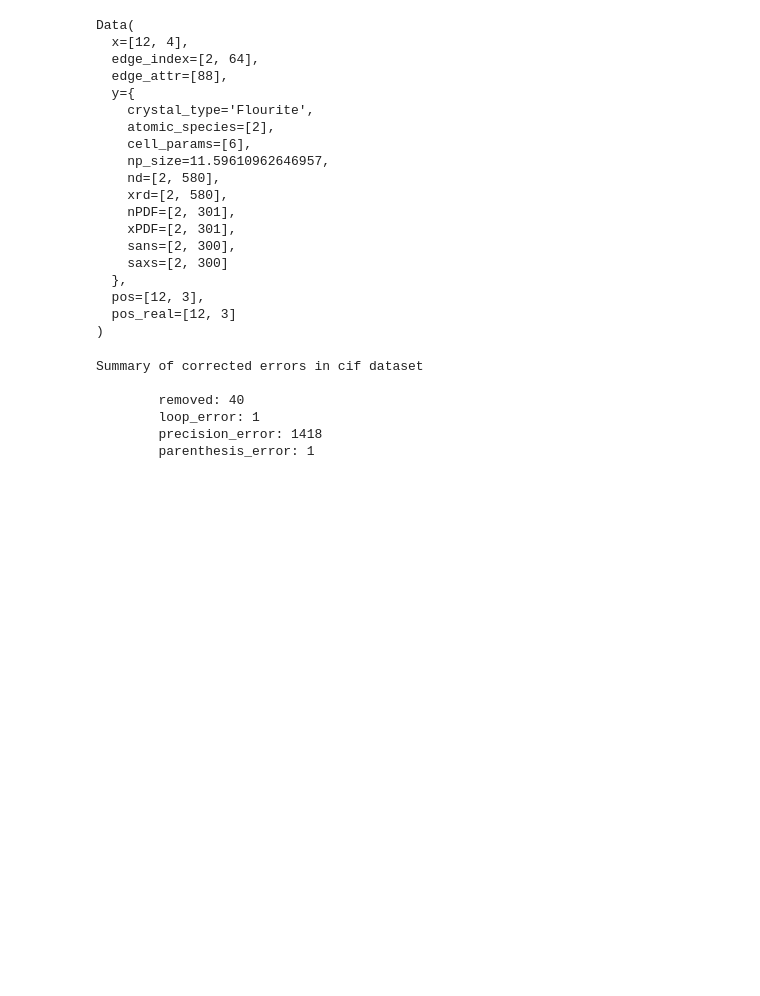
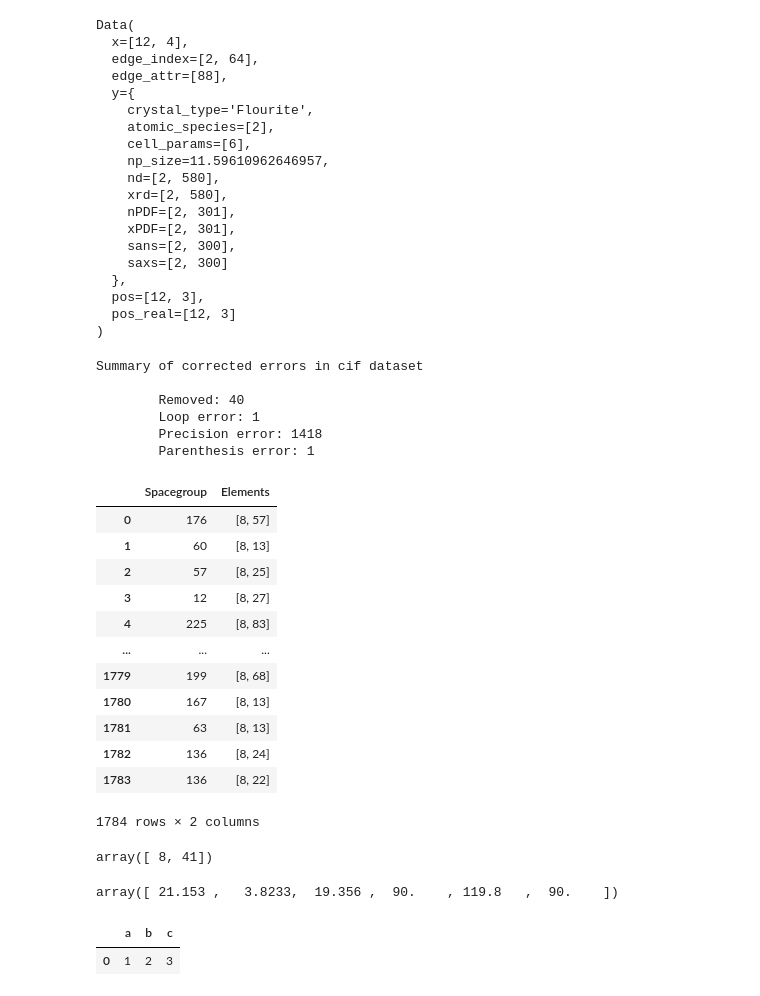
Before and after one commit to UlrikFriisJensen/CHILI, a Jupyter notebook: functionTesting.ipynb, the cells around one changed output. Drawn from its saved outputs; the diff is of its cells as text; code cells hidden in the pictures; blank space fills up the shorter version.

Commit message:
Begun work on removing duplicates

```diff
--- a/functionTesting.ipynb
+++ b/functionTesting.ipynb
@@ -44,12 +44,29 @@ Data(
 )
 # %%
 import Code.cifCleaning as cc
+import pandas as pd
 
-cc.cif_cleaning_pipeline('./Dataset/CIFs/ICSD_MonoMetalOxides/', remove_duplicates=False)
+df = cc.cif_cleaning_pipeline('./Dataset/CIFs/ICSD_MonoMetalOxides/', remove_duplicates=False)
 # %% [output]
 Summary of corrected errors in cif dataset
 
-        removed: 40
-        loop_error: 1
-        precision_error: 1418
-        parenthesis_error: 1
+        Removed: 40
+        Loop error: 1
+        Precision error: 1418
+        Parenthesis error: 1
+# %%
+df
+# %% [output]
+|  | Spacegroup | Elements |
+| 0 | 176 | [8, 57] |
+| 1 | 60 | [8, 13] |
+| 2 | 57 | [8, 25] |
+| 3 | 12 | [8, 27] |
+| 4 | 225 | [8, 83] |
+| ... | ... | ... |
+| 1779 | 199 | [8, 68] |
+| 1780 | 167 | [8, 13] |
+| 1781 | 63 | [8, 13] |
+| 1782 | 136 | [8, 24] |
+| 1783 | 136 | [8, 22] |
+1784 rows × 2 columns
@@ -55,0 +80,8 @@ Summary of corrected errors in cif dataset
+# %%
+np.unique(cif1.get_atomic_numbers())
+# %% [output]
+array([ 8, 41])
+# %%
+np.array(cif1.get_cell_lengths_and_angles())
+# %% [output]
+array([ 21.153 ,   3.8233,  19.356 ,  90.    , 119.8   ,  90.    ])
@@ -55,0 +91,5 @@ Summary of corrected errors in cif dataset
+# %%
+pd.DataFrame.from_dict(test_dict)
+# %% [output]
+|  | a | b | c |
+| 0 | 1 | 2 | 3 |
```
Also changed, not shown: parts of 3 cells of this notebook, 1 other file.
